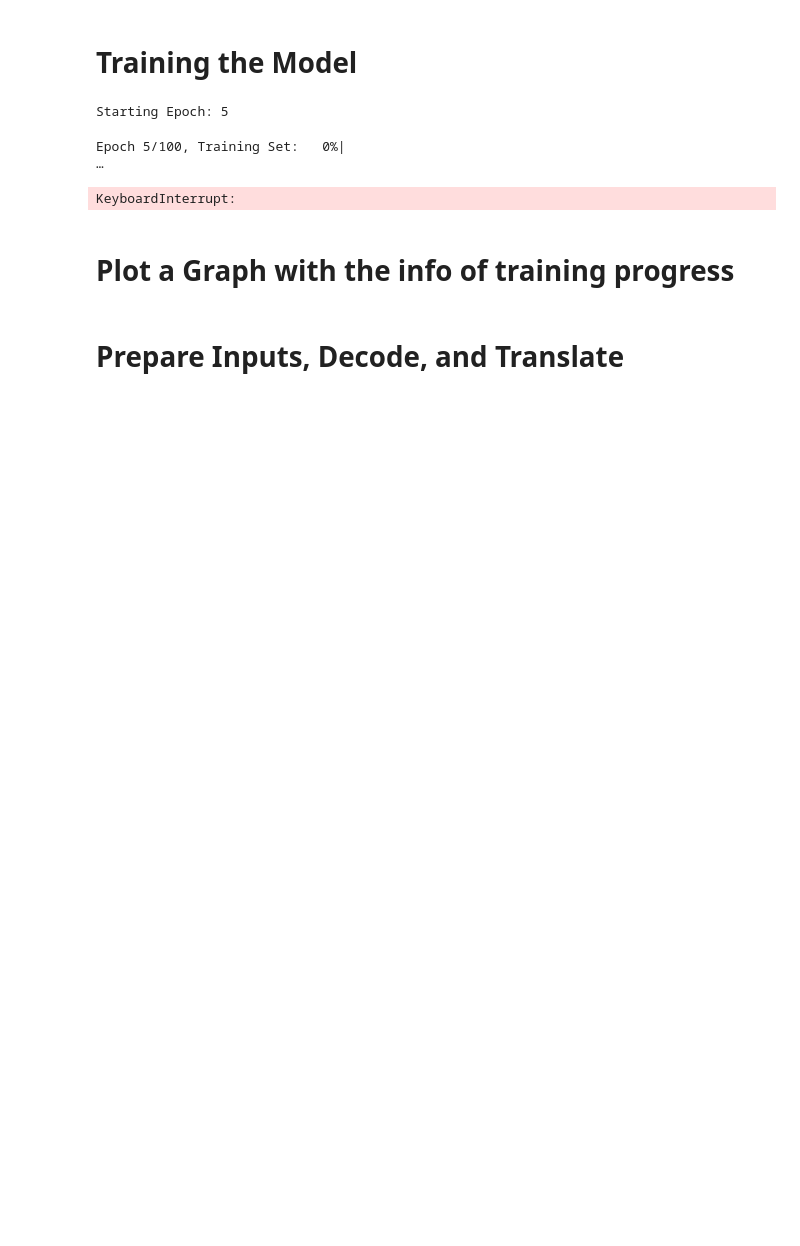
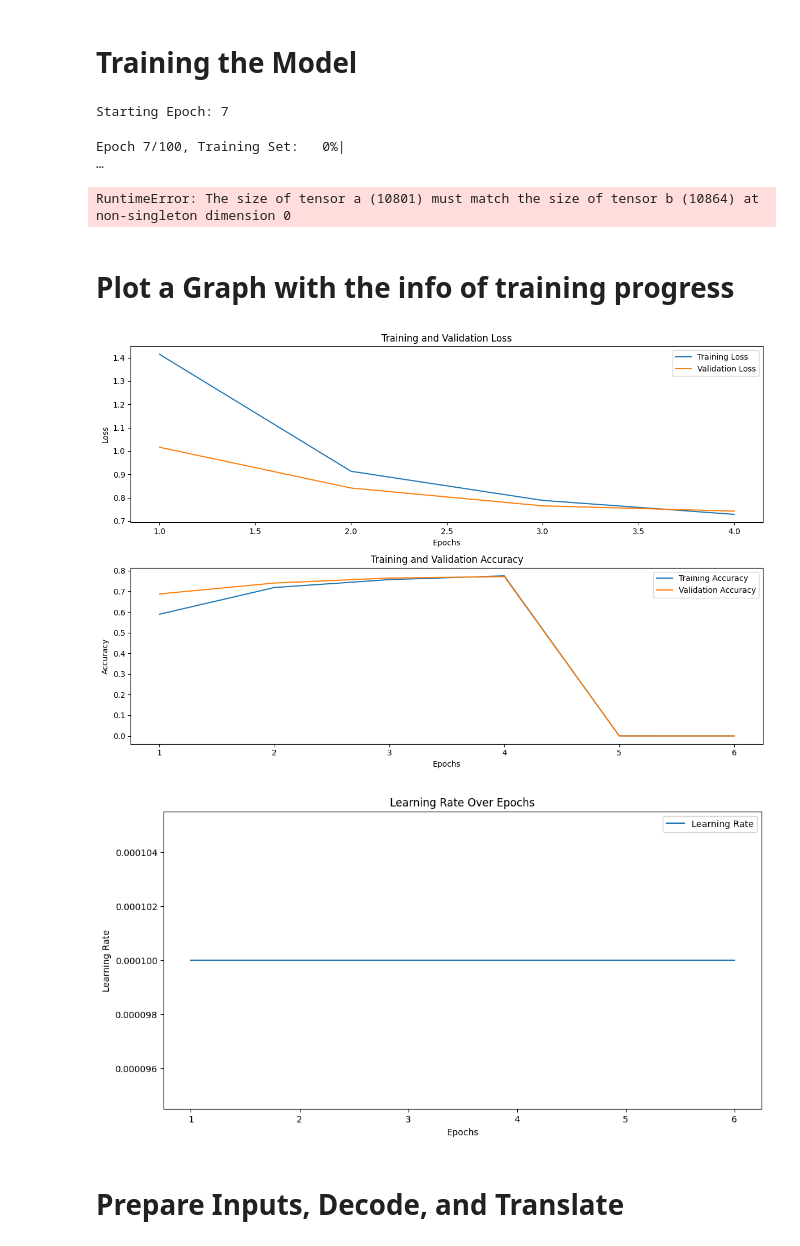
Before and after one commit to joshuapramirez/GPT-Language-Translator, a Jupyter notebook: GPT.ipynb, the cells around one changed output. Saved outputs shown, nothing was run; the diff lists cells and outputs as text; code cells hidden in the pictures; blank space fills up the shorter version.

```diff
--- a/GPT.ipynb
+++ b/GPT.ipynb
@@ -859,19 +803,12 @@ for current_epoch in range(epoch, 100):
 
     # Run
     for train_batch_idx, (train_src_batch, train_tgt_batch) in enumerate(tqdm(train_dataloader, desc=f"Epoch {epoch+1}/100, Training Set", position=0, ncols=240), start=1):
-#    for train_batch_idx, (train_src_batch, train_tgt_batch) in enumerate(train_dataloader, start=1):
         with autocast():
             # Forward Pass
             output = transformer(train_src_batch, train_tgt_batch[:, :-1])
 
             # Compute the loss using normalized outputs
             loss = criterion(output.contiguous().view(-1, tgt_vocab_size), train_tgt_batch[:, 1:].contiguous().view(-1))
-
-            # # Normalize the model outputs using quantile normalization
-            # normalized_output = quantile_normalize(output)
-
-            # # Compute the loss using normalized outputs
-            # loss = criterion(normalized_output.contiguous().view(-1, tgt_vocab_size), train_tgt_batch[:, 1:].contiguous().view(-1))
 
         # Backward Pass
         scaler.scale(loss).backward()
@@ -893,14 +830,13 @@ for current_epoch in range(epoch, 100):
         avg_accuracy = total_accuracy / len(train_dataloader)
 
         # Print progress
-        if train_batch_idx % 50 == 0:  # Print every 25 batches
+        if train_batch_idx % 25 == 0:  # Print every 25 batches
             print(f"Epoch: {epoch+1}/100, Train Batch: {train_batch_idx}/{len(train_dataloader)}, Loss: {loss.item():.4f}, Accuracy: {train_accuracy:.4f}")
 
     print(f"Train_Batch for Epoch {epoch+1} completed. Avg_Loss: {avg_loss:.4f}, Avg_Accuracy: {avg_accuracy:.4f}")
 
 
     for val_batch_idx, (val_src_batch, val_tgt_batch) in enumerate(tqdm(val_dataloader, desc=f"Epoch {epoch+1}/100, Validation Set", position=0, ncols=240), start=1):
-#    for val_batch_idx, (val_src_batch, val_tgt_batch) in enumerate(val_dataloader, start=1):
         with torch.no_grad():
             val_output = transformer(val_src_batch, val_tgt_batch[:, :-1])
             val_loss = criterion(val_output.contiguous().view(-1, tgt_vocab_size), val_tgt_batch[:, 1:].contiguous().view(-1))
@@ -915,11 +851,10 @@ for current_epoch in range(epoch, 100):
         avg_val_accuracy = total_val_accuracy / len(val_dataloader)
 
         # Print progress
-        if val_batch_idx % 50 == 0:  # Print every 25 batches (adjust as needed)
+        if val_batch_idx % 25 == 0:  # Print every 25 batches (adjust as needed)
             print(f"Epoch: {epoch+1}/100, Val_Batch: {val_batch_idx}/{len(val_dataloader)}, Val_Loss: {val_loss.item():.4f}, Val_Accuracy: {val_accuracy:.4f}")
 
     print(f"Val_Batch for Epoch {epoch+1} completed. Avg_Val_Loss: {avg_val_loss:.4f}, Avg_Val_Accuracy: {avg_val_accuracy:.4f}")
-
 
     # Update scheduler based on validation loss
     scheduler.step(avg_val_loss)
@@ -958,6 +893,6 @@ for current_epoch in range(epoch, 100):
         print("Early stopping triggered.")
         break
 # %% [output]
-Starting Epoch: 5
+Starting Epoch: 7
-Epoch 5/100, Training Set:   0%|                                                                              …
+Epoch 7/100, Training Set:   0%|                                                                              …
-KeyboardInterrupt:
+RuntimeError: The size of tensor a (10801) must match the size of tensor b (10864) at non-singleton dimension 0
@@ -967,10 +899,51 @@ KeyboardInterrupt:
 # %% [markdown]
 # Plot a Graph with the info of training progress
 # %%
-# Graph the training progresss
+def plot_training_progress(training_progress):
+    epochs = [entry['epoch'] for entry in training_progress]
+    avg_loss = [entry['avg_loss'] for entry in training_progress]
+    avg_accuracy = [entry['avg_accuracy'] for entry in training_progress]
+    avg_val_loss = [entry['avg_val_loss'] for entry in training_progress]
+    avg_val_accuracy = [entry['avg_val_accuracy'] for entry in training_progress]
+    learning_rate = [entry['learning_rate'] for entry in training_progress]
 
-#Loss, Accuracy, Val_loss, Val_accuracy
-#Learning Rate
+    # Plotting Loss
+    plt.figure(figsize=(12, 8))
+    plt.subplot(2, 1, 1)
+    plt.plot(epochs, avg_loss, label='Training Loss')
+    plt.plot(epochs, avg_val_loss, label='Validation Loss')
+    plt.title('Training and Validation Loss')
+    plt.xlabel('Epochs')
+    plt.ylabel('Loss')
+    plt.legend()
+
+    # Plotting Accuracy
+    plt.subplot(2, 1, 2)
+    plt.plot(epochs, avg_accuracy, label='Training Accuracy')
+    plt.plot(epochs, avg_val_accuracy, label='Validation Accuracy')
+    plt.title('Training and Validation Accuracy')
+    plt.xlabel('Epochs')
+    plt.ylabel('Accuracy')
+    plt.legend()
+
+    # Show the plot
+    plt.tight_layout()
+    plt.show()
+
+    # Plotting Learning Rate
+    plt.figure(figsize=(12, 6))
+    plt.plot(epochs, learning_rate, label='Learning Rate')
+    plt.title('Learning Rate Over Epochs')
+    plt.xlabel('Epochs')
+    plt.ylabel('Learning Rate')
+    plt.legend()
+    plt.show()
+# %%
+# Call the function to plot the training progress
+plot_training_progress(training_progress)
+# %% [output]
+[figure, added]
+[figure, added]
 # %% [markdown]
 # Prepare Inputs, Decode, and Translate
 # %%
```
Also changed, not shown: parts of 28 cells of this notebook.
